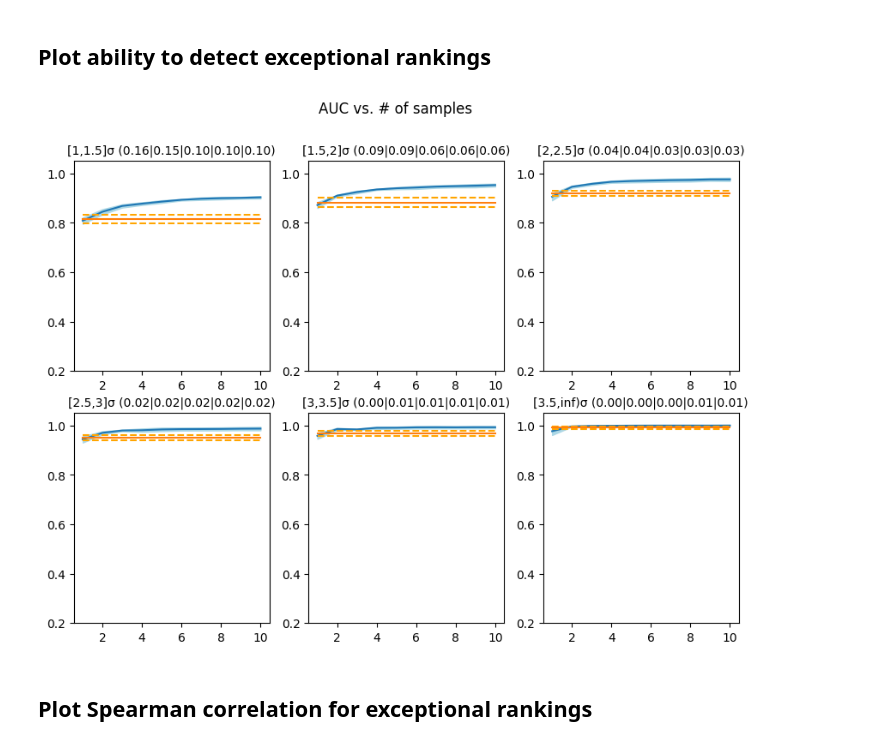
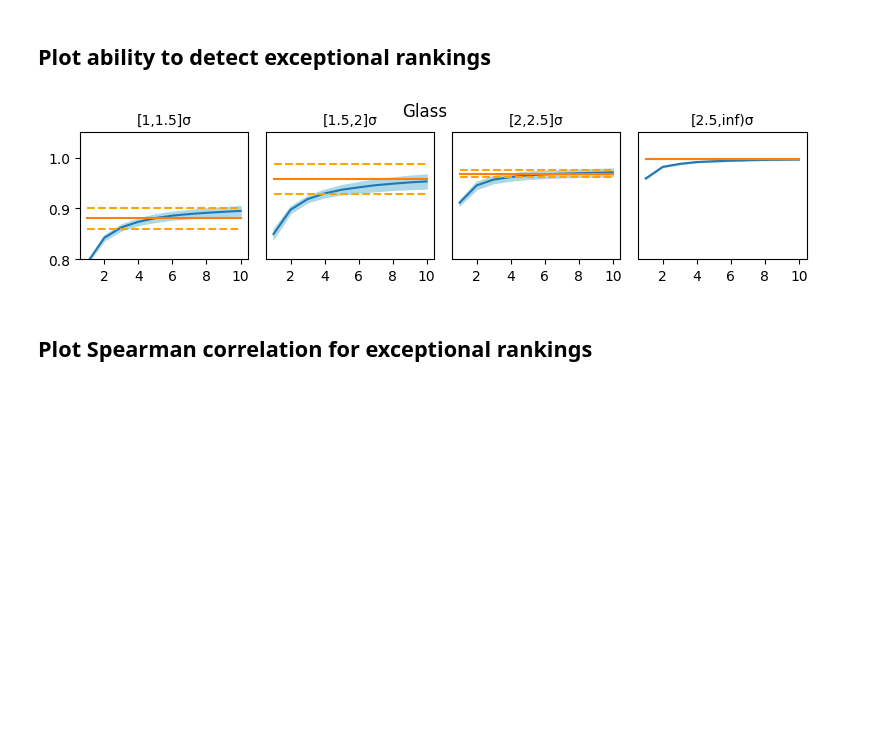
Before and after one commit to annahedstroem/eval-project, a Jupyter notebook: nbs/3-plot.ipynb, the cells around one changed output. Drawn from its saved outputs; the diff is of its cells as text; code cells hidden in the pictures; blank space fills up the shorter version.

Commit message:
Added scripts to inspect performance in different datasets

```diff
--- a/nbs/3-plot.ipynb
+++ b/nbs/3-plot.ipynb
@@ -42,7 +42,7 @@ for k in keys:
 # %%
 import matplotlib.pyplot as plt
 
-boundaries = [0.5, 1, 1.5, 2, 2.5, 3, 3.5]
+boundaries = [0.5, 1, 1.5, 2, 2.5]#, 3, 3.5]
 counts_by_sigma_level =  np.zeros((num_files, len(boundaries)))
 filenames = []
 qmean_means = []
@@ -54,6 +54,7 @@ DATA_PATH = os.path.join(PROJ_DIR,'assets','data')
 with open(os.path.join(DATA_PATH, 'dataset-counts.json')) as fIn:
     datasets = json.load(fIn)
 
+plt.figure(figsize=(3,2))
 current_file_num = 0
 for f in os.listdir(os.path.join(PROJ_DIR, 'results')):
     if f.startswith(DATASET_NAME) and f.endswith(f'{MODEL_NAME}{GENERATION_MODE}_measures.npz'):
@@ -65,10 +66,11 @@ for f in os.listdir(os.path.join(PROJ_DIR, 'results')):
             plt.hist(data['qmeans'],\
                     alpha = 0.5,\
                     label = f'{short_filename} qmean~N({np.mean(data["qmeans"]):.2f},{np.std(data["qmeans"]):.2f}) [{activation:.2f}]',\
-                    edgecolor='black',\
-                    bins = 50\
+                    #edgecolor='black',\
+                    bins = 50,\
+                    range=(0,1)\
                     )
-            plt.xlim(0,1)
+            #plt.xlim(0,1)
 
             if GENERATION_MODE == '_genetic':
                 with np.load(FILENAME.replace('_genetic', '')) as data_ref:
@@ -78,7 +80,6 @@ for f in os.listdir(os.path.join(PROJ_DIR, 'results')):
                             label = f'{short_filename.replace("genetic", "")} qmean~N({np.mean(data_ref["qmeans"]):.2f},{np.std(data_ref["qmeans"]):.2f}) [{activation_ref:.2f}]',\
                             bins = 50\
                             )
-                    plt.xlim(0,1)
 
             exceptional_counts = []
             # Compute z-score
@@ -105,9 +106,15 @@ for f in os.listdir(os.path.join(PROJ_DIR, 'results')):
                 counts_by_sigma_level[current_file_num, i - 1] = fraction_count
             print(f'{short_filename} {"  |  ".join((map(lambda x: f"{x:.4f}", exceptional_counts)))}')
         current_file_num += 1
-plt.legend()
+#plt.legend()
+plt.ylim(0,3.7e6)
+plt.title(f'{MODEL_NAME}')
+fig, ax = plt.subplots()
+ax.set_yticks([])
+ax.set_yticklabels([])
 plt.savefig(os.path.join(PROJ_DIR, 'results', 'plots', f'{DATASET_NAME}_{MODEL_NAME}{GENERATION_MODE}_qmean_dists.png'))
 plt.show()
 
 print(counts_by_sigma_level)
+print('AVG STD:', np.mean(qmean_stds))
 # %% [output]
@@ -170,27 +175,38 @@ plt.show()
 # %% [markdown]
 ## Plot ability to detect exceptional rankings
 # %%
-boundaries = [0.5, 1, 1.5, 2, 2.5, 3, 3.5]
+boundaries = [0.5, 1, 1.5, 2, 2.5]#, 3, 3.5]
 
-fig, axes = plt.subplots(2, 3, figsize=(10, 7))
+fig, axes = plt.subplots(1, 4, figsize=(8, 2))
 for i, ax in enumerate(axes.flat):
     ax.fill_between(range(1,11), result_dict['aucs_basX_mean'][:,i+1]+result_dict['aucs_basX_std'][:,i+1], result_dict['aucs_basX_mean'][:,i+1]-result_dict['aucs_basX_std'][:,i+1], color='lightblue')
-    ax.plot(range(1,11),result_dict['aucs_basX_mean'][:,i+1])
+    ax.plot(range(1,11),result_dict['aucs_basX_mean'][:,i+1], label='qbasX')
     counts_str = '|'.join(map(lambda x:f'{x:.2f}',counts_by_sigma_level[:, i]))
     if i<len(boundaries)-2:
-        ax.set_title(f'[{boundaries[i+1]},{boundaries[i+1+1]}]σ ({counts_str})', fontsize=10)
+        #ax.set_title(f'[{boundaries[i+1]},{boundaries[i+1+1]}]σ ({counts_str})', fontsize=10)
+        ax.set_title(f'[{boundaries[i+1]},{boundaries[i+1+1]}]σ', fontsize=10)
     else:
-        ax.set_title(f'[{boundaries[i+1]},inf)σ ({counts_str})', fontsize=10)
+        #ax.set_title(f'[{boundaries[i+1]},inf)σ ({counts_str})', fontsize=10)
+        ax.set_title(f'[{boundaries[i+1]},inf)σ', fontsize=10)
+    if i>0:
+        ax.set_yticks([])
+        ax.set_yticklabels([])
+    ax.set_xticks([2,4,6,8,10])
     ax.plot([1,10], [result_dict['aucs_inv_mean'][i+1]+result_dict['aucs_inv_std'][i+1], result_dict['aucs_inv_mean'][i+1]+result_dict['aucs_inv_std'][i+1]], color='orange', linestyle = 'dashed')
     ax.plot([1,10], [result_dict['aucs_inv_mean'][i+1]-result_dict['aucs_inv_std'][i+1], result_dict['aucs_inv_mean'][i+1]-result_dict['aucs_inv_std'][i+1]], color='orange', linestyle = 'dashed')
-    ax.plot([1,10],[result_dict['aucs_inv_mean'][i+1],result_dict['aucs_inv_mean'][i+1]])
-    ax.set_ylim(0.2,1.05)
-plt.suptitle('AUC vs. # of samples')
+    ax.plot([1,10],[result_dict['aucs_inv_mean'][i+1],result_dict['aucs_inv_mean'][i+1]], label='qinv')
+
+    if i==5:
+        ax.legend()
+    ax.set_ylim(0.8,1.05)
+plt.tight_layout()
+#plt.suptitle('AUC vs. K')
+plt.suptitle(f'{DATASET_NAME.capitalize()}')
 plt.savefig(os.path.join(PROJ_DIR, 'results', 'plots', f'{DATASET_NAME}_{MODEL_NAME}{GENERATION_MODE}_auc_exceptional.png'))
 plt.show()
 plt.close(fig)
 # %% [output]
-[figure, old version]
+[figure, new version]
 # %% [markdown]
 ## Plot Spearman correlation for exceptional rankings
 # %%
```
Also changed, not shown: parts of 6 cells of this notebook, 6 other files.
